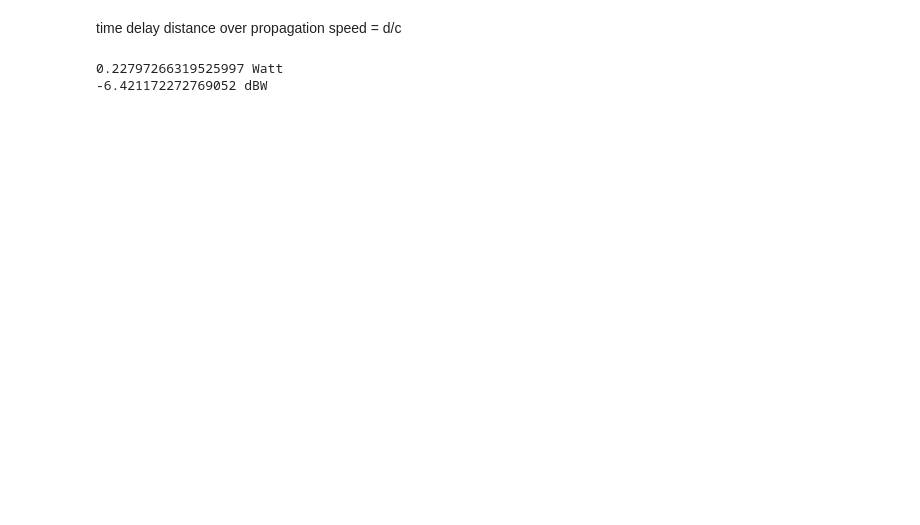
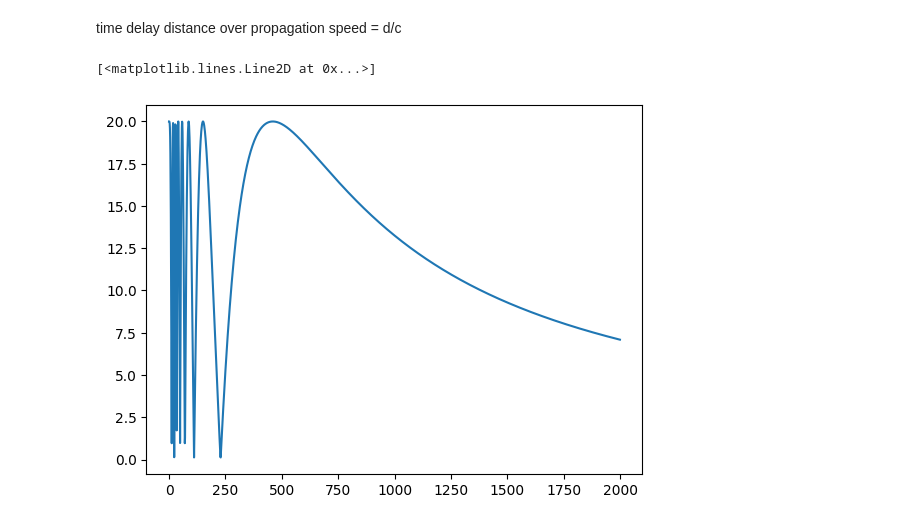
Before and after one commit to emifred/SignalProcessing-Project1, a Jupyter notebook: Untitled.ipynb, the cells around one changed output. Drawn from its saved outputs; the diff is of its cells as text; code cells hidden in the pictures; blank space fills up the shorter version.

```diff
--- a/Untitled.ipynb
+++ b/Untitled.ipynb
@@ -35,29 +20,2 @@ def pol2cart(rho, phi):
 # %% [markdown]
 time delay distance over propagation speed = d/c
-# %%
-# 1. a)
-
-#Functions given from assignment:
-def phase(d): #not needed from the assignment
-    return d
-def s(t):
-    return math.sqrt(Pt)*math.cos(2*math.pi*fc*t)
-def r(t, tao1, tao2):
-    return s(t-tao1) - s(t-tao2)
-def A(d):       # Amplitude as function of distance d
-    return math.sqrt*d
-def Pr(d):      # Received power
-    return ((wavelength**2)/(4*math.pi)**2)*Pt#A(d)**2
-def PrdB(d):    # Received power in dB
-    return 10*math.log10(Pr(d))
-# %%
-#Calculations and loops etc.
-print(Pr(1), 'Watt')
-print(PrdB(1), 'dBW')
-
-#for t in range(1,20):
-#    test = r(t,tao1,tao2)  #test, prints out value in time 1-20
-#    print(test) #test
-# %% [output]
-0.22797266319525997 Watt
--6.421172272769052 dBW
@@ -63,0 +58,15 @@ print(PrdB(1), 'dBW')
+# %%
+x_values = np.arange(0, 2000, 1)
+y_values = []
+y_values2=[]
+y_valuesPr=[]
+for x in x_values:
+    y_values.append(r(0,x)[0])
+    y_values2.append(10*math.log10(r(0,x)[0]))
+    y_valuesPr.append(Pr(x))
+
+y_values = np.array(y_values)
+plt.plot(x_values, y_values, label='func(x)')
+# %% [output]
+[<matplotlib.lines.Line2D at 0x...>]
+[figure, added]
```
Also changed, not shown: parts of 8 cells of this notebook.
